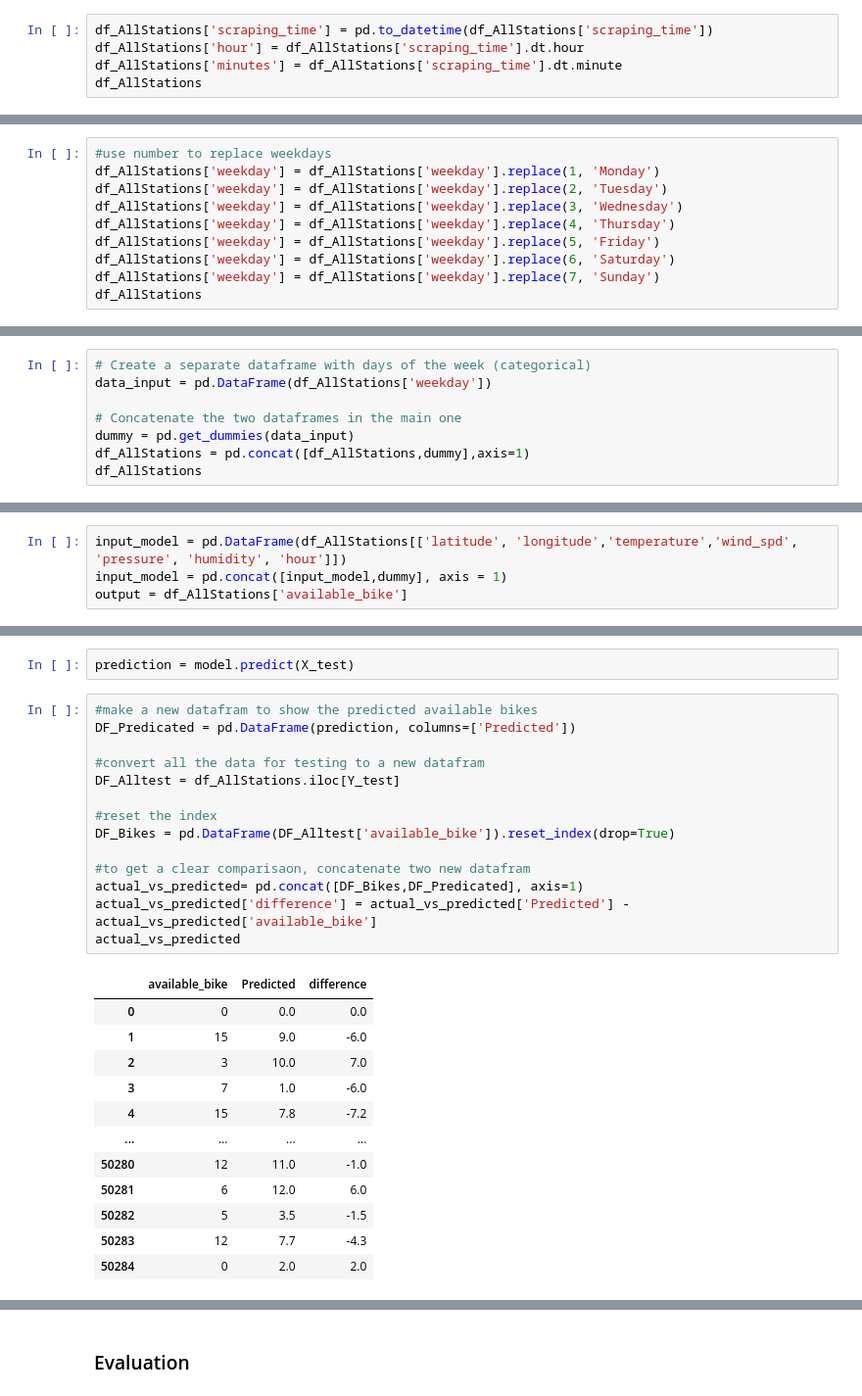
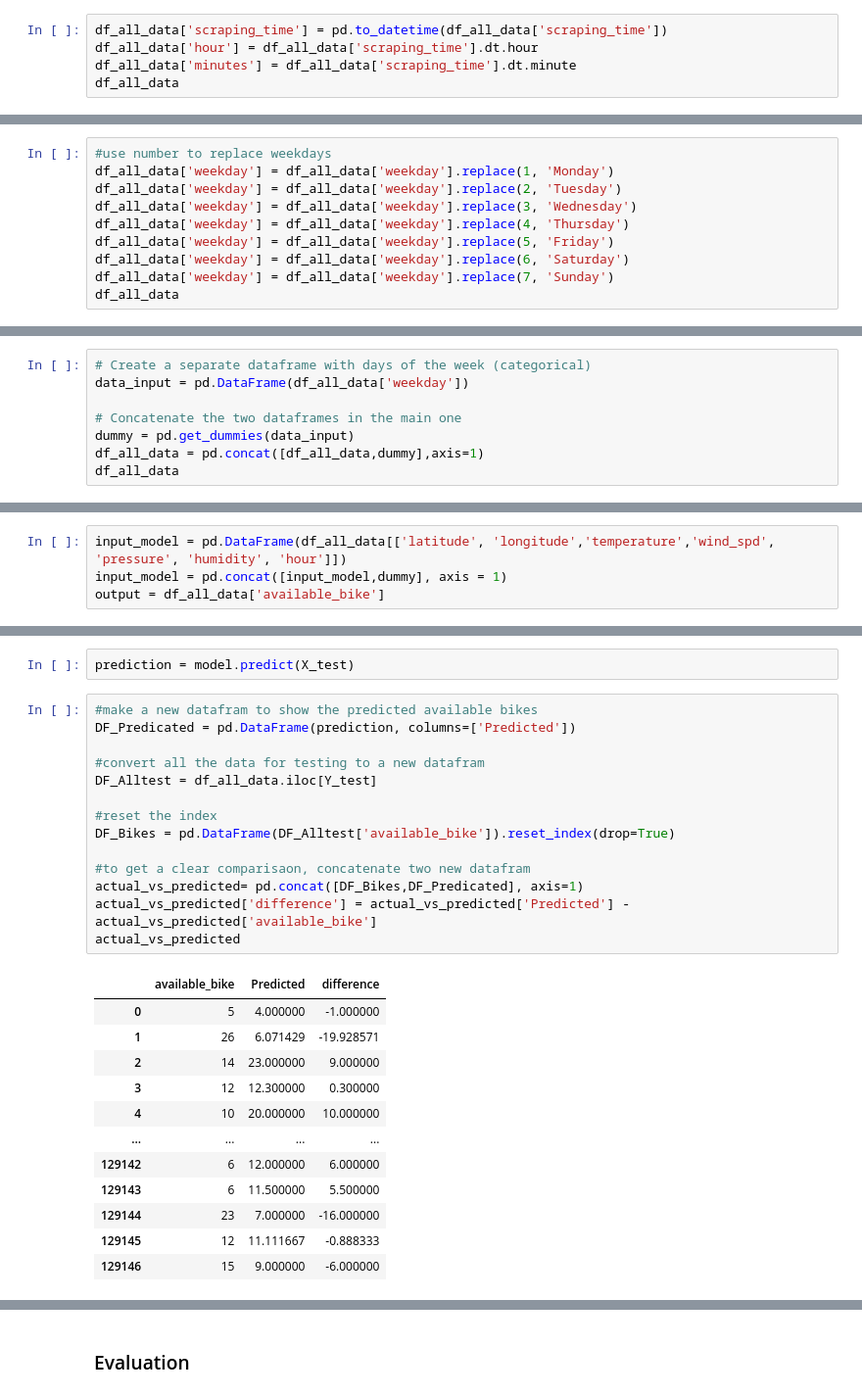
Before and after one commit to ChristineCao98/dublin_bikes, a Jupyter notebook: prediction_model_builder.ipynb, the cells around one changed output, grey strips where cells are left out. Shown: that part at 98% size. Drawn from its saved outputs; the diff is of its cells as text.

```diff
--- a/prediction_model_builder.ipynb
+++ b/prediction_model_builder.ipynb
@@ -45,10 +45,10 @@ df_AllStations.shape
 # %% [markdown]
 ### Change scrapping_time to datetime and create the hour and minute column
 # %%
-df_AllStations['scraping_time'] = pd.to_datetime(df_AllStations['scraping_time'])
-df_AllStations['hour'] = df_AllStations['scraping_time'].dt.hour
-df_AllStations['minutes'] = df_AllStations['scraping_time'].dt.minute
-df_AllStations
+df_all_data['scraping_time'] = pd.to_datetime(df_all_data['scraping_time'])
+df_all_data['hour'] = df_all_data['scraping_time'].dt.hour
+df_all_data['minutes'] = df_all_data['scraping_time'].dt.minute
+df_all_data
 # %% [output]
 |  | scraping_time | number | last_update | address | site_names | latitude | longitude | bike_stand | ... |
 | 0 | 2021-03-01 12:35:29 | 2 | 2021-03-01 12:27:15 | Blessington Street | BLESSINGTON STREET | 53.3568 | -6.26814 | 20 | ... |
@@ -67,14 +67,14 @@ df_AllStations
 ### Transform week data
 # %%
 #use number to replace weekdays
-df_AllStations['weekday'] = df_AllStations['weekday'].replace(1, 'Monday')
-df_AllStations['weekday'] = df_AllStations['weekday'].replace(2, 'Tuesday')
-df_AllStations['weekday'] = df_AllStations['weekday'].replace(3, 'Wednesday')
-df_AllStations['weekday'] = df_AllStations['weekday'].replace(4, 'Thursday')
-df_AllStations['weekday'] = df_AllStations['weekday'].replace(5, 'Friday')
-df_AllStations['weekday'] = df_AllStations['weekday'].replace(6, 'Saturday')
-df_AllStations['weekday'] = df_AllStations['weekday'].replace(7, 'Sunday')
-df_AllStations
+df_all_data['weekday'] = df_all_data['weekday'].replace(1, 'Monday')
+df_all_data['weekday'] = df_all_data['weekday'].replace(2, 'Tuesday')
+df_all_data['weekday'] = df_all_data['weekday'].replace(3, 'Wednesday')
+df_all_data['weekday'] = df_all_data['weekday'].replace(4, 'Thursday')
+df_all_data['weekday'] = df_all_data['weekday'].replace(5, 'Friday')
+df_all_data['weekday'] = df_all_data['weekday'].replace(6, 'Saturday')
+df_all_data['weekday'] = df_all_data['weekday'].replace(7, 'Sunday')
+df_all_data
 # %% [output]
 |  | scraping_time | number | last_update | address | site_names | latitude | longitude | bike_stand | ... |
 | 0 | 2021-03-01 12:35:29 | 2 | 2021-03-01 12:27:15 | Blessington Street | BLESSINGTON STREET | 53.3568 | -6.26814 | 20 | ... |
@@ -96,12 +96,12 @@ array(['Monday', 'Tuesday', 'Wednesday', 'Thursday', 'Friday', 'Saturday',
        'Sunday'], dtype=object)
 # %%
 # Create a separate dataframe with days of the week (categorical)
-data_input = pd.DataFrame(df_AllStations['weekday'])
+data_input = pd.DataFrame(df_all_data['weekday'])
 
 # Concatenate the two dataframes in the main one
 dummy = pd.get_dummies(data_input)
-df_AllStations = pd.concat([df_AllStations,dummy],axis=1)
-df_AllStations
+df_all_data = pd.concat([df_all_data,dummy],axis=1)
+df_all_data
 # %% [output]
 |  | scraping_time | number | last_update | address | site_names | latitude | longitude | bike_stand | ... |
 | 0 | 2021-03-01 12:35:29 | 2 | 2021-03-01 12:27:15 | Blessington Street | BLESSINGTON STREET | 53.3568 | -6.26814 | 20 | ... |
@@ -156,9 +153,9 @@ dtype: object
 # %% [markdown]
 ### Select input and output features
 # %%
-input_model = pd.DataFrame(df_AllStations[['latitude', 'longitude','temperature','wind_spd', 'pressure', 'humidity', 'hour']])
+input_model = pd.DataFrame(df_all_data[['latitude', 'longitude','temperature','wind_spd', 'pressure', 'humidity', 'hour']])
 input_model = pd.concat([input_model,dummy], axis = 1)
-output = df_AllStations['available_bike']
+output = df_all_data['available_bike']
 # %%
 input_model
 # %% [output]
@@ -216,27 +213,27 @@ prediction = model.predict(X_test)
 # %%
 #make a new datafram to show the predicted available bikes
 DF_Predicated = pd.DataFrame(prediction, columns=['Predicted'])
 
 #convert all the data for testing to a new datafram
-DF_Alltest = df_AllStations.iloc[Y_test]
+DF_Alltest = df_all_data.iloc[Y_test]
 
 #reset the index
 DF_Bikes = pd.DataFrame(DF_Alltest['available_bike']).reset_index(drop=True)
 
 #to get a clear comparisaon, concatenate two new datafram
 actual_vs_predicted= pd.concat([DF_Bikes,DF_Predicated], axis=1)
 actual_vs_predicted['difference'] = actual_vs_predicted['Predicted'] - actual_vs_predicted['available_bike']
 actual_vs_predicted
 # %% [output]
 |  | available_bike | Predicted | difference |
-| 0 | 0 | 0.0 | 0.0 |
-| 1 | 15 | 9.0 | -6.0 |
-| 2 | 3 | 10.0 | 7.0 |
-| 3 | 7 | 1.0 | -6.0 |
-| 4 | 15 | 7.8 | -7.2 |
+| 0 | 5 | 4.000000 | -1.000000 |
+| 1 | 26 | 6.071429 | -19.928571 |
+| 2 | 14 | 23.000000 | 9.000000 |
+| 3 | 12 | 12.300000 | 0.300000 |
+| 4 | 10 | 20.000000 | 10.000000 |
 | ... | ... | ... | ... |
-| 50280 | 12 | 11.0 | -1.0 |
-| 50281 | 6 | 12.0 | 6.0 |
-| 50282 | 5 | 3.5 | -1.5 |
-| 50283 | 12 | 7.7 | -4.3 |
-| 50284 | 0 | 2.0 | 2.0 |
+| 129142 | 6 | 12.000000 | 6.000000 |
+| 129143 | 6 | 11.500000 | 5.500000 |
+| 129144 | 23 | 7.000000 | -16.000000 |
+| 129145 | 12 | 11.111667 | -0.888333 |
+| 129146 | 15 | 9.000000 | -6.000000 |
```
Also changed, not shown: parts of 17 cells of this notebook.
